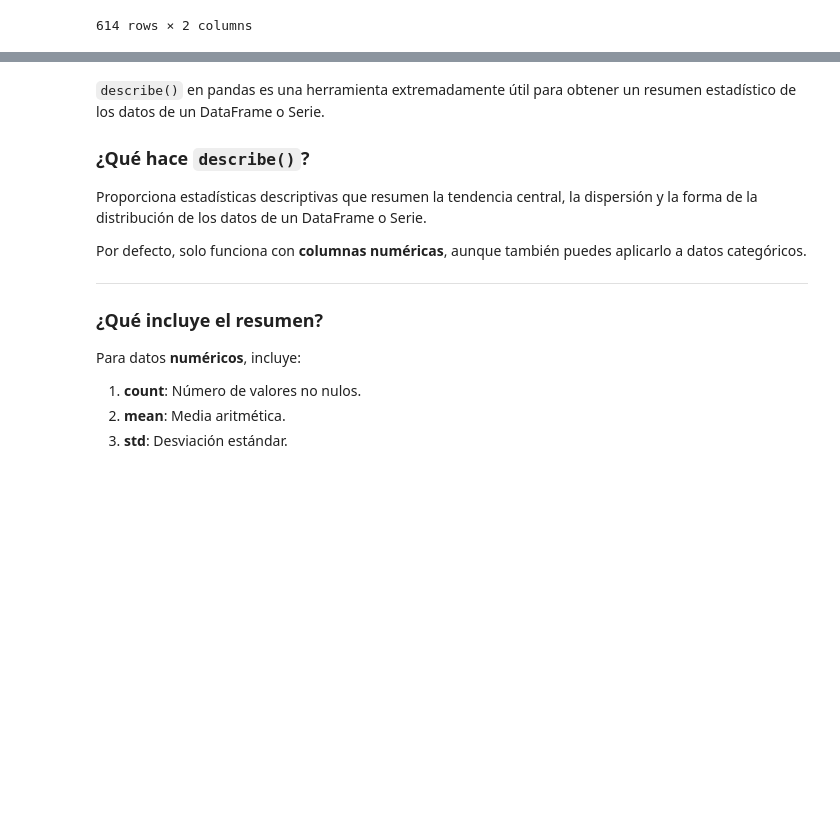
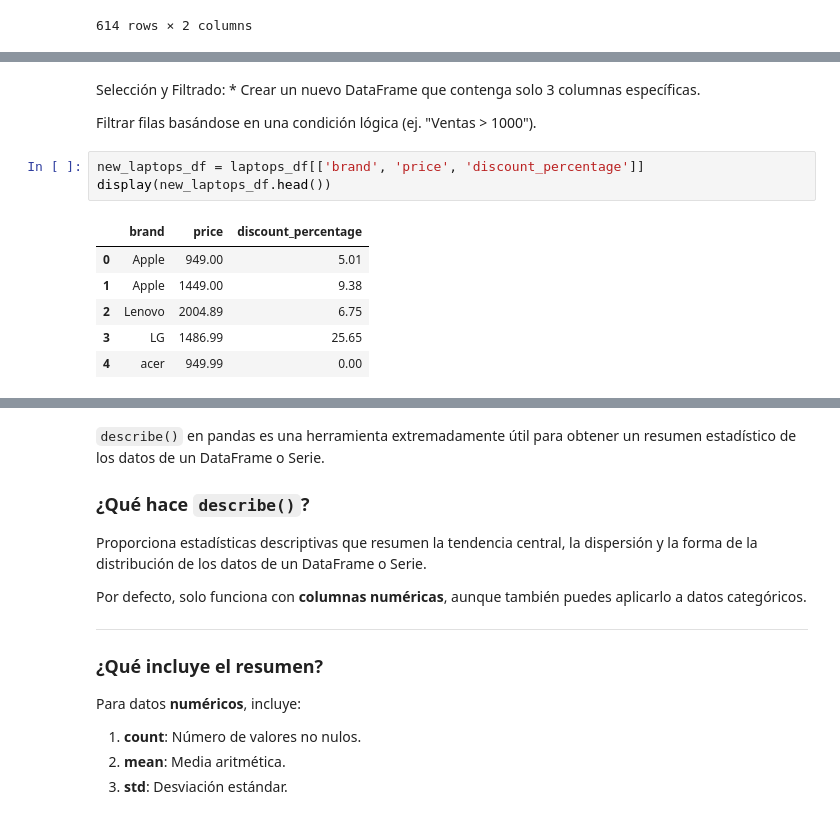
Before and after one commit to KarlyHdzC/Mineria_de_datos, a Jupyter notebook: Gaming_Laptops_2026.ipynb, the cells around one changed output, grey strips where cells are left out. Drawn from its saved outputs; the diff is of its cells as text; blank space fills up the shorter version.

```diff
--- a/Gaming_Laptops_2026.ipynb
+++ b/Gaming_Laptops_2026.ipynb
@@ -181,2 +241,16 @@ all_laptops_price
+# %% [markdown]
+Selección y Filtrado: * Crear un nuevo DataFrame que contenga solo 3 columnas específicas.
+
+Filtrar filas basándose en una condición lógica (ej. "Ventas > 1000").
+# %%
+new_laptops_df = laptops_df[['brand', 'price', 'discount_percentage']]
+display(new_laptops_df.head())
+# %% [output]
+|  | brand | price | discount_percentage |
+| 0 | Apple | 949.00 | 5.01 |
+| 1 | Apple | 1449.00 | 9.38 |
+| 2 | Lenovo | 2004.89 | 6.75 |
+| 3 | LG | 1486.99 | 25.65 |
+| 4 | acer | 949.99 | 0.00 |
 # %%
 # Filtramos las laptops con un precio superior a 1200 dólares
```
Also changed, not shown: parts of 14 cells of this notebook.
